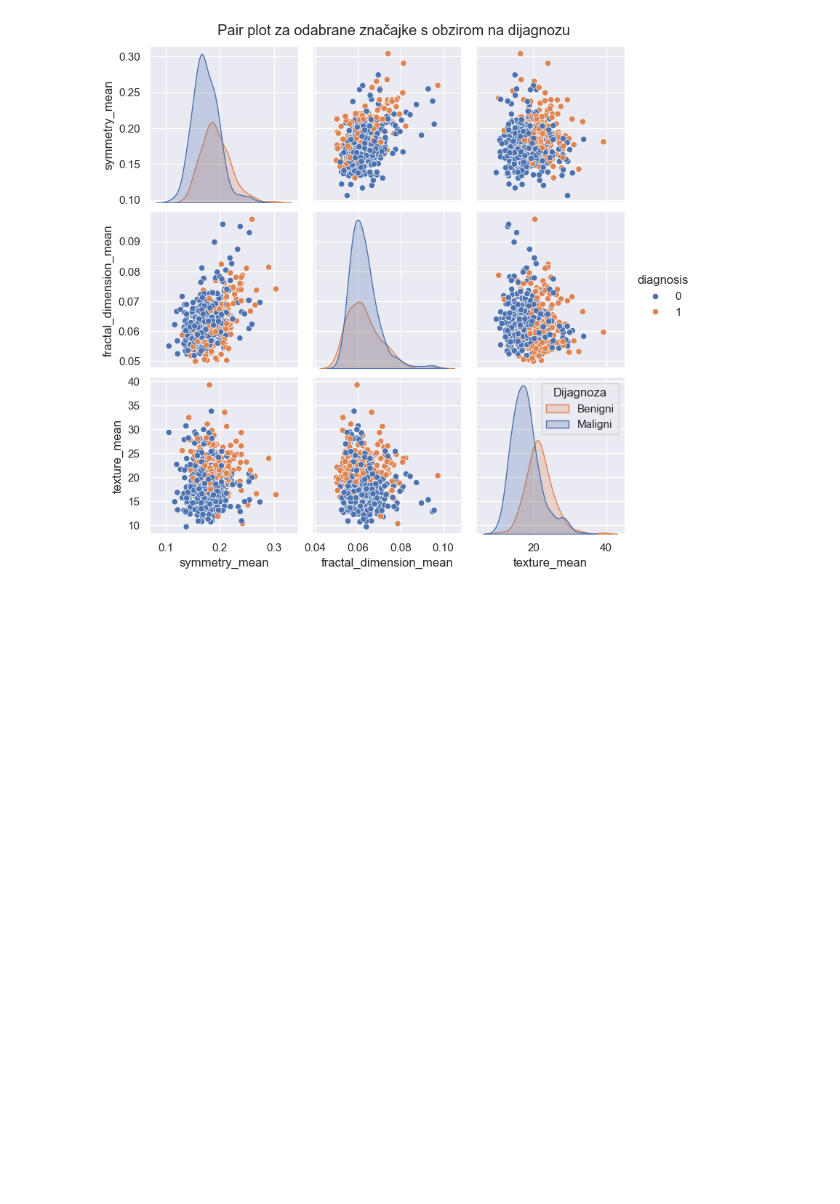
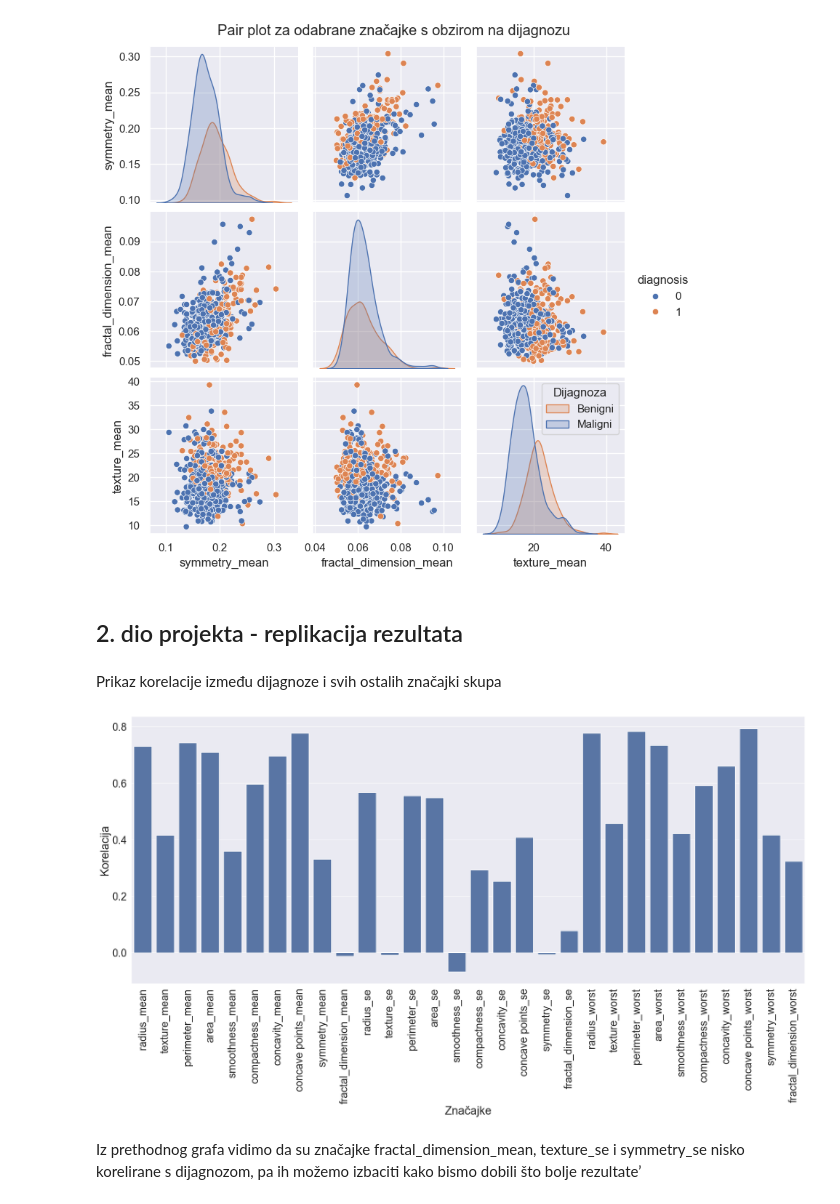
Before and after one commit to unamaravic/UZOP-projekt, a Jupyter notebook: UZOP-projekt.ipynb, the cells around one changed output. Drawn from its saved outputs; the diff is of its cells as text; code cells hidden in the pictures; blank space fills up the shorter version.

```diff
--- a/UZOP-projekt.ipynb
+++ b/UZOP-projekt.ipynb
@@ -7,7 +7,7 @@ import matplotlib.pyplot as plt
 import seaborn as sns
 
 # ucitavanje podataka iz csv datoteke
-data = pd.read_csv("C:/Users/Korisnik/Downloads/archive/data.csv", sep=",")
+data = pd.read_csv("C:/fer/piis/uzop/data.csv", sep=",")
 # %% [markdown]
 U ovom projektu pregledani su i vizualizirani podaci iz seta podataka Breast Cancer Wisconsin (Diagnostic) Data Set
 # %%
@@ -368,3 +368,22 @@ plt.legend(title='Dijagnoza', loc='upper right', labels=['Benigni', 'Maligni'])
 plt.show()
 # %% [output]
 [figure]
+# %% [markdown]
+## 2. dio projekta - replikacija rezultata
+# %% [markdown]
+Prikaz korelacije između dijagnoze i svih ostalih značajki skupa
+# %%
+corr = data.corr()
+corr_diagnosis = corr['diagnosis'].drop('diagnosis')
+# %%
+plt.figure(figsize=(25, 10))
+sns.set(font_scale=2)
+sns.barplot(x=corr_diagnosis.index, y=corr_diagnosis.values)
+plt.xticks(rotation=90)
+plt.xlabel('Značajke')
+plt.ylabel('Korelacija')
+plt.show()
+# %% [output]
+[figure, added]
+# %% [markdown]
+Iz prethodnog grafa vidimo da su značajke fractal_dimension_mean, texture_se i symmetry_se nisko korelirane s dijagnozom, pa ih možemo izbaciti kako bismo dobili što bolje rezultate’
```
Also changed, not shown: parts of 98 cells of this notebook.
